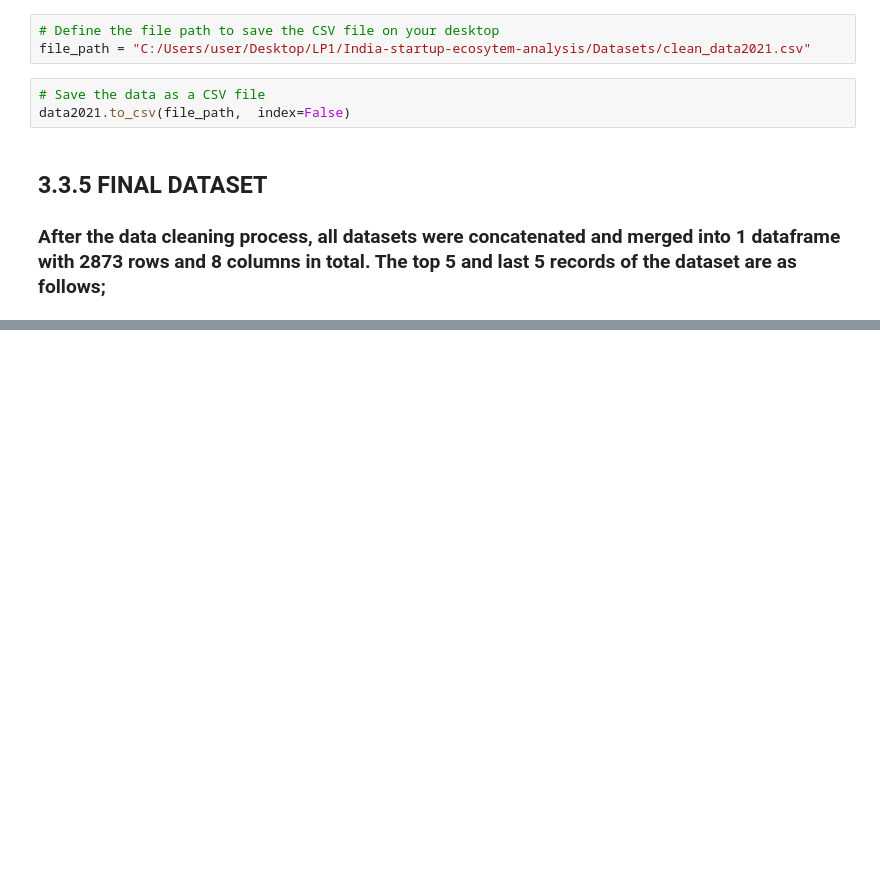
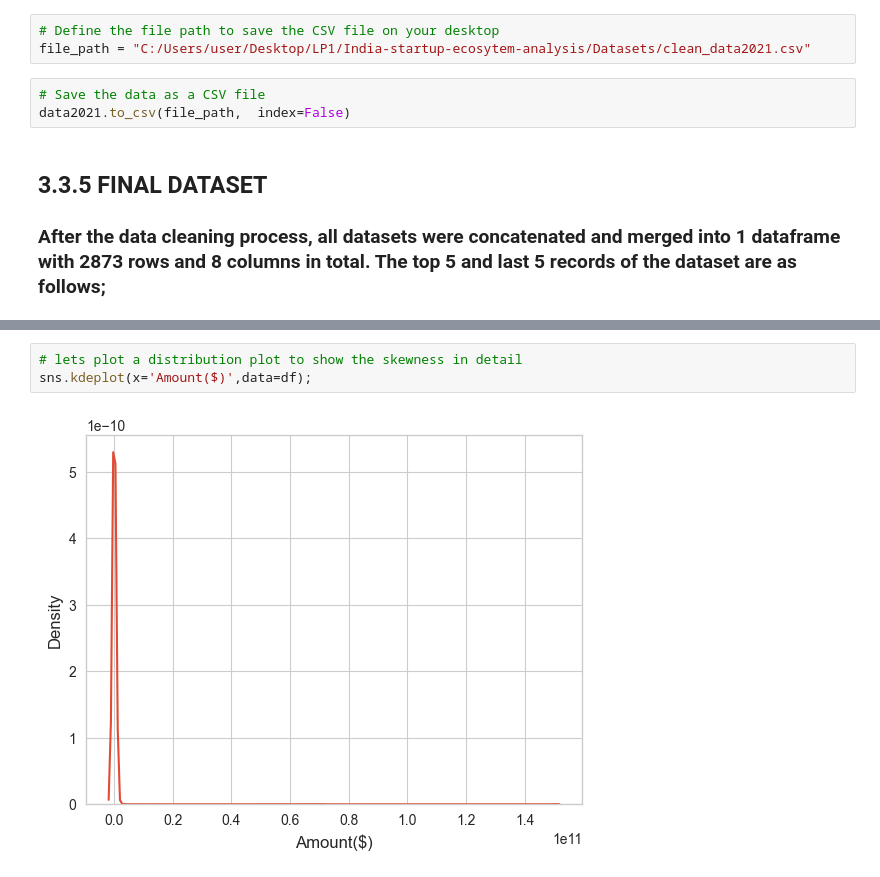
Before and after one commit to phinmaiyo/India-startup-ecosytem-analysis, a Jupyter notebook: LP1 data cleaning.ipynb, the cells around one changed output, grey strips where cells are left out. Cells and saved outputs as stored; diff of their text form; blank space fills up the shorter version.

```diff
--- a/LP1 data cleaning.ipynb
+++ b/LP1 data cleaning.ipynb
@@ -902,0 +1212,5 @@ FileNotFoundError: [Errno 2] No such file or directory: 'C:\\Users\\user\\Deskto
+# %%
+# lets plot a distribution plot to show the skewness in detail
+sns.kdeplot(x='Amount($)',data=df);
+# %% [output]
+[figure, added]
```
Also changed, not shown: parts of 96 cells of this notebook, 2 other files.
